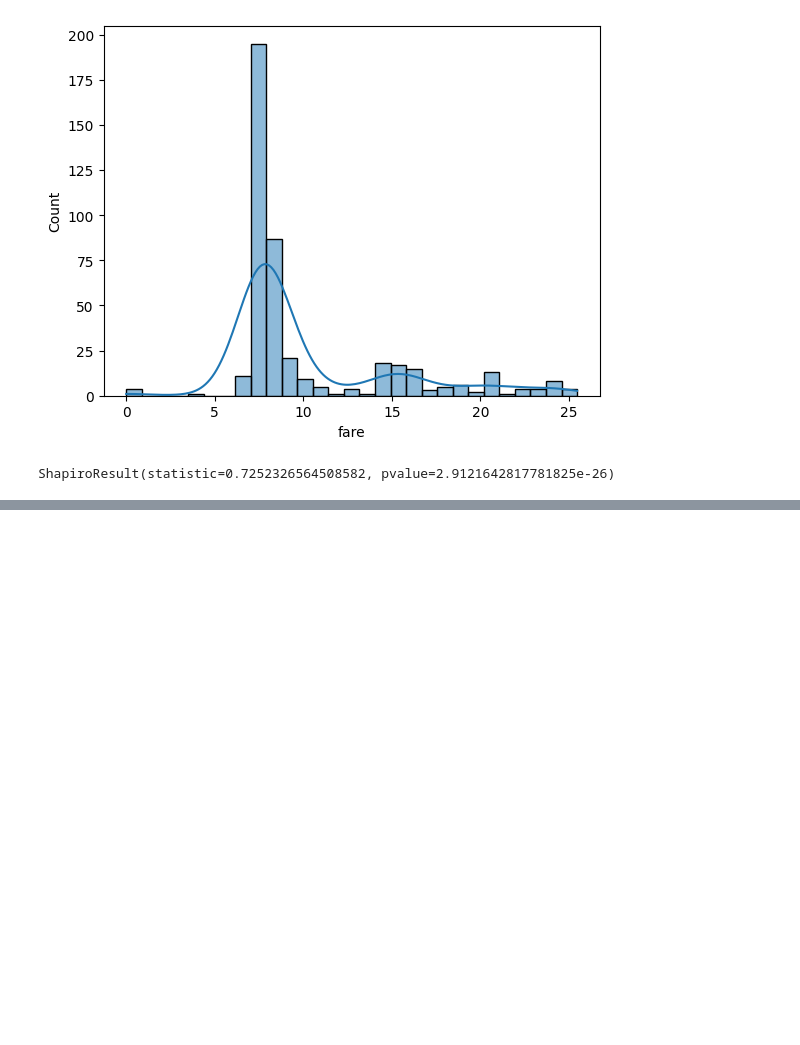
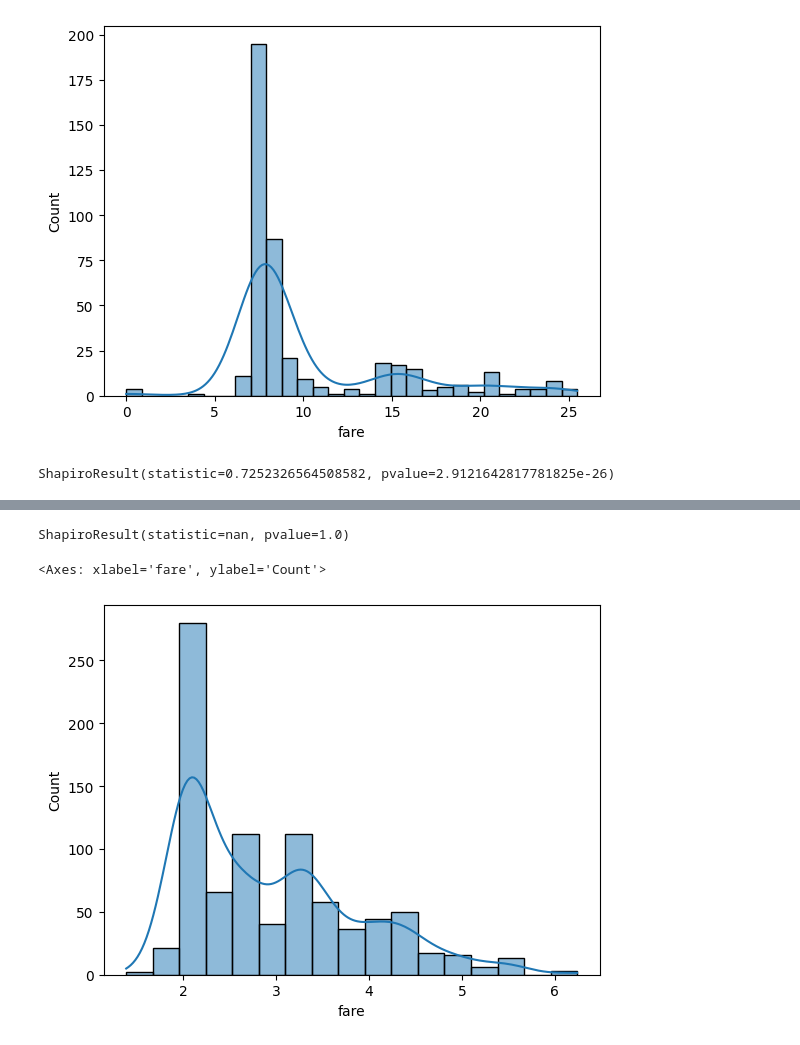
Before and after one commit to gak92/pkc2023, a Jupyter notebook: day_14/06_eda.ipynb, the cells around one changed output, grey strips where cells are left out. Drawn from its saved outputs; the diff is of its cells as text; code cells hidden in the pictures; blank space fills up the shorter version.

Commit message:
normalize data using log transform

```diff
--- a/day_14/06_eda.ipynb
+++ b/day_14/06_eda.ipynb
@@ -327,0 +330,3 @@ ShapiroResult(statistic=0.7252326564508582, pvalue=2.9121642817781825e-26)
+# %%
+df2 = df.copy()
+df2
@@ -327,0 +347,4 @@ ShapiroResult(statistic=0.7252326564508582, pvalue=2.9121642817781825e-26)
+# %%
+# subset (log transformation)
+df2['fare'] = np.log(df2['fare'])
+df2
@@ -327,0 +365,9 @@ ShapiroResult(statistic=0.7252326564508582, pvalue=2.9121642817781825e-26)
+# %%
+stats.shapiro(df2['fare'])
+# %% [output]
+ShapiroResult(statistic=nan, pvalue=1.0)
+# %%
+sns.histplot(data=df2, x='fare', kde=True)
+# %% [output]
+<Axes: xlabel='fare', ylabel='Count'>
+[figure, added]
```
Also changed, not shown: parts of 4 cells of this notebook.
